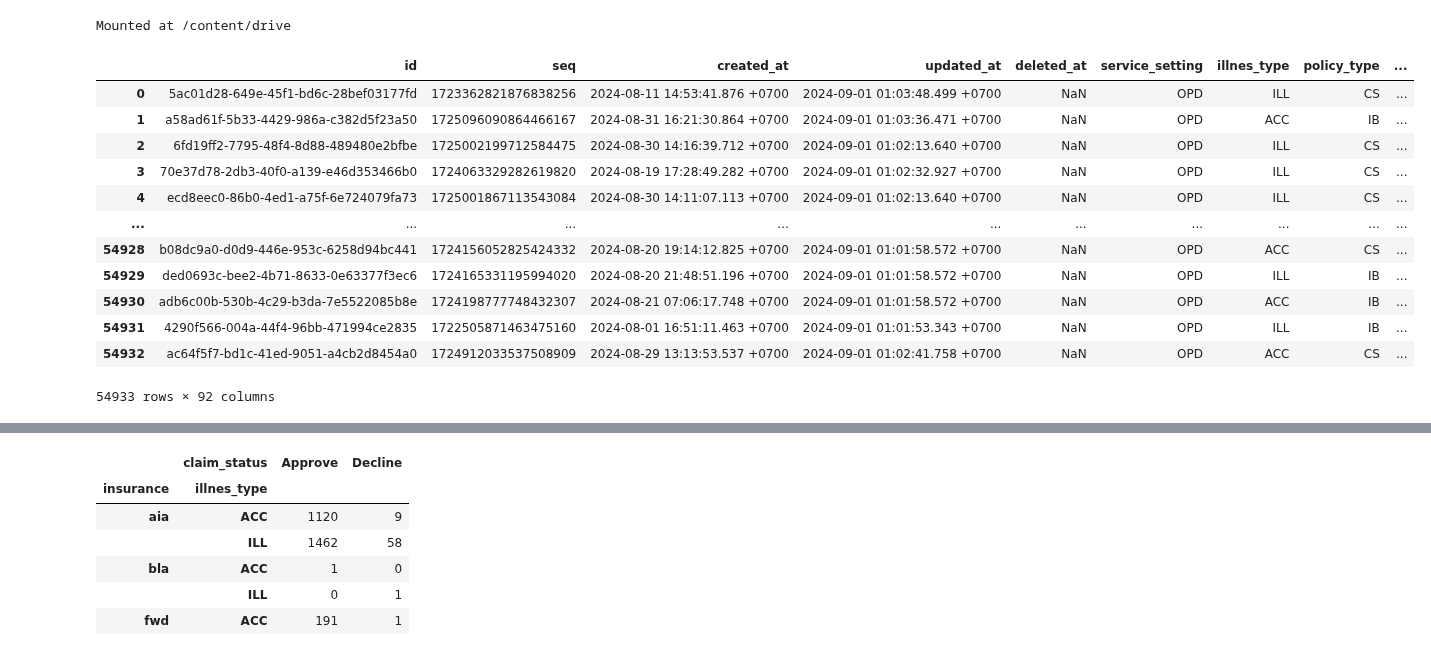
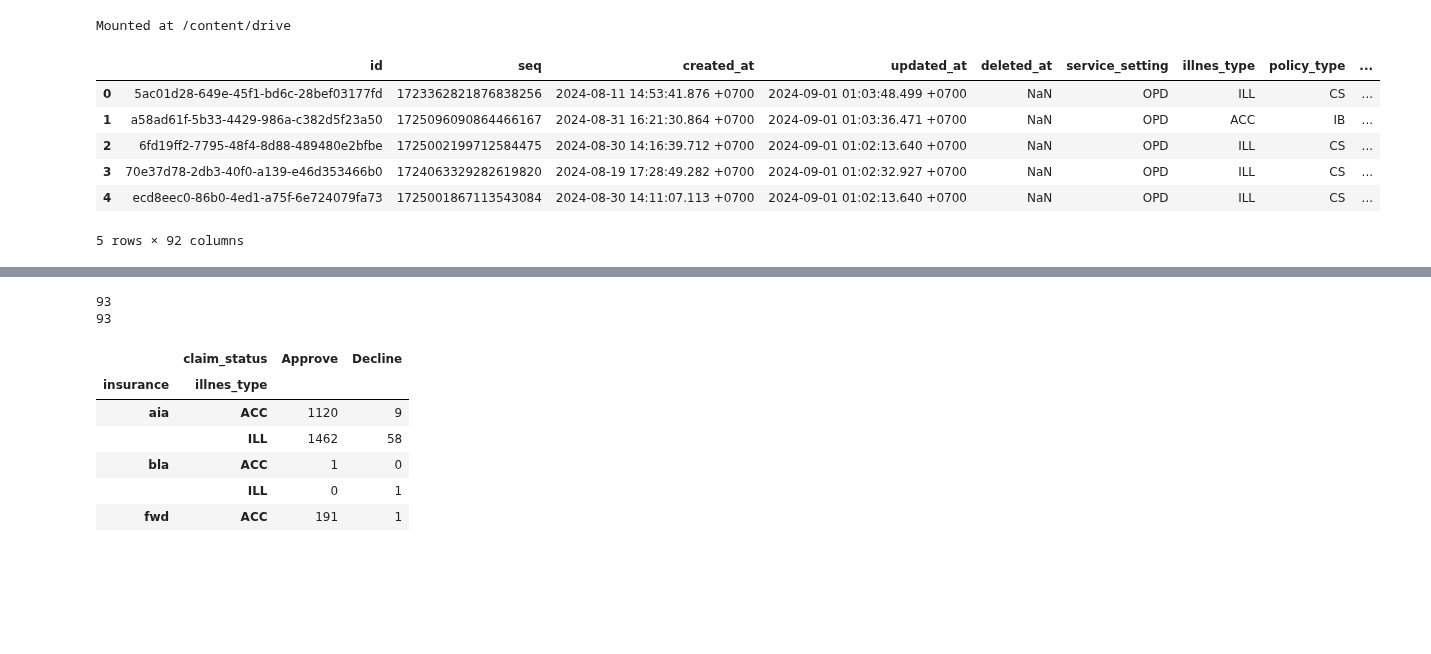
Before and after one commit to nxxk23/AI-Engineer, a Jupyter notebook: fraud.ipynb, the cells around one changed output, grey strips where cells are left out. Saved outputs shown, nothing was run; the diff lists cells and outputs as text; code cells hidden in the pictures; blank space fills up the shorter version.

```diff
--- a/fraud.ipynb
+++ b/fraud.ipynb
@@ -46,19 +45,13 @@ diag = diag.drop(columns=['Unnamed: 0','updated_at','seq'])
 # %%
-opd
+opd.head()
 # %% [output]
 |  | id | seq | created_at | updated_at | deleted_at | service_setting | illnes_type | policy_type | ... |
 | 0 | 5ac01d28-649e-45f1-bd6c-28bef03177fd | 1723362821876838256 | 2024-08-11 14:53:41.876 +0700 | 2024-09-01 01:03:48.499 +0700 | NaN | OPD | ILL | CS | ... |
 | 1 | a58ad61f-5b33-4429-986a-c382d5f23a50 | 1725096090864466167 | 2024-08-31 16:21:30.864 +0700 | 2024-09-01 01:03:36.471 +0700 | NaN | OPD | ACC | IB | ... |
 | 2 | 6fd19ff2-7795-48f4-8d88-489480e2bfbe | 1725002199712584475 | 2024-08-30 14:16:39.712 +0700 | 2024-09-01 01:02:13.640 +0700 | NaN | OPD | ILL | CS | ... |
 | 3 | 70e37d78-2db3-40f0-a139-e46d353466b0 | 1724063329282619820 | 2024-08-19 17:28:49.282 +0700 | 2024-09-01 01:02:32.927 +0700 | NaN | OPD | ILL | CS | ... |
 | 4 | ecd8eec0-86b0-4ed1-a75f-6e724079fa73 | 1725001867113543084 | 2024-08-30 14:11:07.113 +0700 | 2024-09-01 01:02:13.640 +0700 | NaN | OPD | ILL | CS | ... |
-| ... | ... | ... | ... | ... | ... | ... | ... | ... | ... |
-| 54928 | b08dc9a0-d0d9-446e-953c-6258d94bc441 | 1724156052825424332 | 2024-08-20 19:14:12.825 +0700 | 2024-09-01 01:01:58.572 +0700 | NaN | OPD | ACC | CS | ... |
-| 54929 | ded0693c-bee2-4b71-8633-0e63377f3ec6 | 1724165331195994020 | 2024-08-20 21:48:51.196 +0700 | 2024-09-01 01:01:58.572 +0700 | NaN | OPD | ILL | IB | ... |
-| 54930 | adb6c00b-530b-4c29-b3da-7e5522085b8e | 1724198777748432307 | 2024-08-21 07:06:17.748 +0700 | 2024-09-01 01:01:58.572 +0700 | NaN | OPD | ACC | IB | ... |
-| 54931 | 4290f566-004a-44f4-96bb-471994ce2835 | 1722505871463475160 | 2024-08-01 16:51:11.463 +0700 | 2024-09-01 01:01:53.343 +0700 | NaN | OPD | ILL | IB | ... |
-| 54932 | ac64f5f7-bd1c-41ed-9051-a4cb2d8454a0 | 1724912033537508909 | 2024-08-29 13:13:53.537 +0700 | 2024-09-01 01:02:41.758 +0700 | NaN | OPD | ACC | CS | ... |
-54933 rows × 92 columns
+5 rows × 92 columns
 # %%
 diag.head()
 # %% [output]
@@ -68,6 +61,12 @@ diag.head()
 | 2 | S711 | Open wound of thigh | PP | 3101202037015 | a58ad61f-5b33-4429-986a-c382d5f23a50 | 2024-08-31 16:21:30.864 +0700 | Open wound of thigh | ขาขวากระแทกประตู 09.30 น \r\nไม่แ... | Approve | ... |
 | 3 | W220 | Striking against or struck by oth... | EC | 3101202037015 | a58ad61f-5b33-4429-986a-c382d5f23a50 | 2024-08-31 16:21:30.864 +0700 | Open wound of thigh | ขาขวากระแทกประตู 09.30 น \r\nไม่แ... | Approve | ... |
 | 4 | T793 | Post-traumatic wound infection, n... | PP | 1100700853593 | 6fd19ff2-7795-48f4-8d88-489480e2bfbe | 2024-08-30 14:16:39.712 +0700 | อักเสบติดเชื้อข้อเท้าขวา | ติดตามอาการหลังผ่าตัด | Submit | ... |
+# %%
+print(opd['hospital_code'].nunique())
+print(diag['hospital_code'].nunique())
+# %% [output]
+93
+93
 # %%
 import pandas as pd
 filtered_opd = opd[(opd['illnes_type'].isin(['ACC', 'ILL'])) & (opd['claim_status'].isin(['Approve', 'Decline']))]
```
Also changed, not shown: parts of 21 cells of this notebook.
